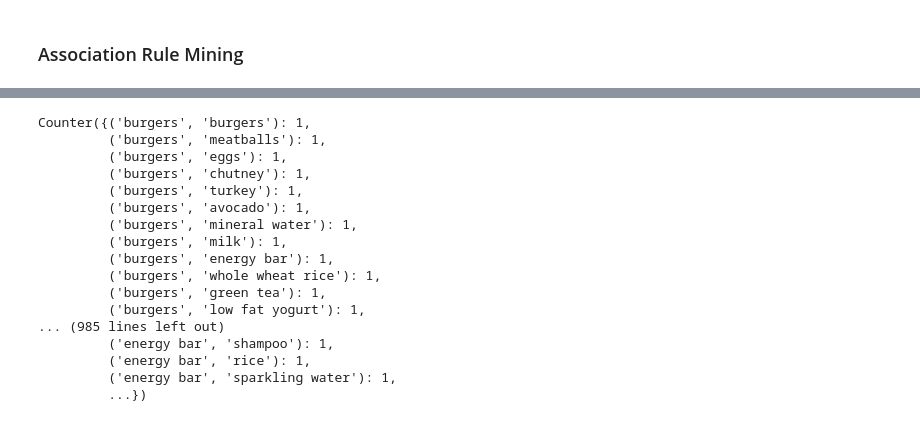
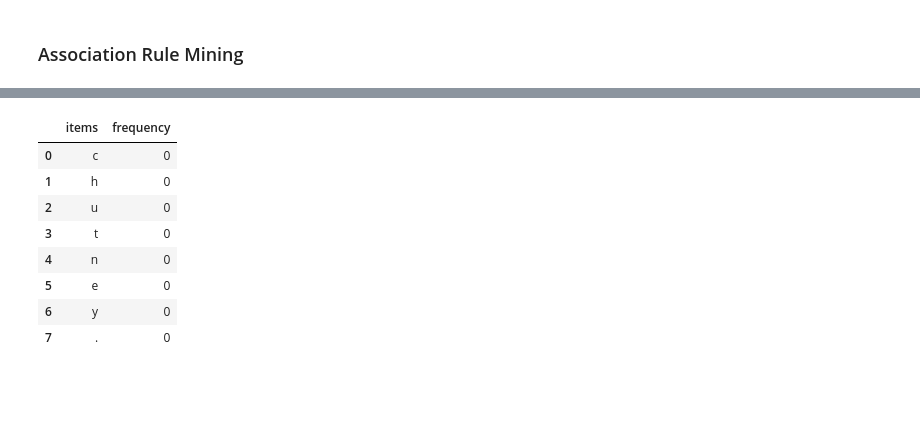
Before and after one commit to AjayBadrinath/Machine-Learning-Algorithms, a Jupyter notebook: Ex9 Association Rule Mining/Apriori.ipynb, the cells around one changed output, grey strips where cells are left out. Cells and saved outputs as stored; diff of their text form; code cells hidden in the pictures; blank space fills up the shorter version.

```diff
--- a/Ex9 Association Rule Mining/Apriori.ipynb
+++ b/Ex9 Association Rule Mining/Apriori.ipynb
@@ -18,12 +18,14 @@ class Apriori:
         self.transactions=[]
         for i in range(0,7500):
             self.transactions.append([str(dataset.values[i,j]) for j in range(0, 20)])
+
     def _pkl_write_(self):
         with open(r'E:\Machine Learning Algorithms\Ex9 Association Rule Mining\transactions.pkl','wb') as f:
             pickle.dump(self.transactions,f)
     def _pkl_read(self):
         with open(r'E:\Machine Learning Algorithms\Ex9 Association Rule Mining\transactions.pkl','rb') as f:
             self.transactions=pickle.load(f)
+        self.transactions=self.transactions[:100]
     def candidate_generation(self):
         d={}
         for i in range(len(self.transactions)):
@@ -47,7 +49,22 @@ class Apriori:
             for k in _dict:
                 d[k]+=_dict.get(k)
         self.d=d
-        data=pd.DataFrame(d.items(),columns=['items','frequency'])
-        return data
+        self.data=pd.DataFrame(d.items(),columns=['items','frequency'])
+        return self.data
+    def cartesian_product(self,number):
+        s=0
+        d={}
+        l=list(itertools.combinations(self.data['items'],number ))
+        for i in range(len(l)):
+            for j in range(len(self.transactions)):
+                #tmp=list(itertools.product(list(z.transactions[j]),list(z.transactions[j])))
+                if (set(l[i]).intersection(set(self.transactions[j])))==set(l[i]):
+                    s+=1
+
+            if (s>=1):
+                d.update({l[i]:s})
+            s=0
+        self._candidate_combination=d
+        return d
 # %%
 z=Apriori(3,50)
@@ -146,20 +137,12 @@ k=i.merge(i,how='cross')
-# %%
-Counter(l)
-# %% [output]
-Counter({('burgers', 'burgers'): 1,
-         ('burgers', 'meatballs'): 1,
-         ('burgers', 'eggs'): 1,
-         ('burgers', 'chutney'): 1,
-         ('burgers', 'turkey'): 1,
-         ('burgers', 'avocado'): 1,
-         ('burgers', 'mineral water'): 1,
-         ('burgers', 'milk'): 1,
-         ('burgers', 'energy bar'): 1,
-         ('burgers', 'whole wheat rice'): 1,
-         ('burgers', 'green tea'): 1,
-         ('burgers', 'low fat yogurt'): 1,
-... (985 lines left out)
-         ('energy bar', 'shampoo'): 1,
-         ('energy bar', 'rice'): 1,
-         ('energy bar', 'sparkling water'): 1,
-         ...})
+# %%
+df
+# %% [output]
+|  | items | frequency |
+| 0 | c | 0 |
+| 1 | h | 0 |
+| 2 | u | 0 |
+| 3 | t | 0 |
+| 4 | n | 0 |
+| 5 | e | 0 |
+| 6 | y | 0 |
+| 7 | . | 0 |
```
Also changed, not shown: parts of 15 cells of this notebook.
